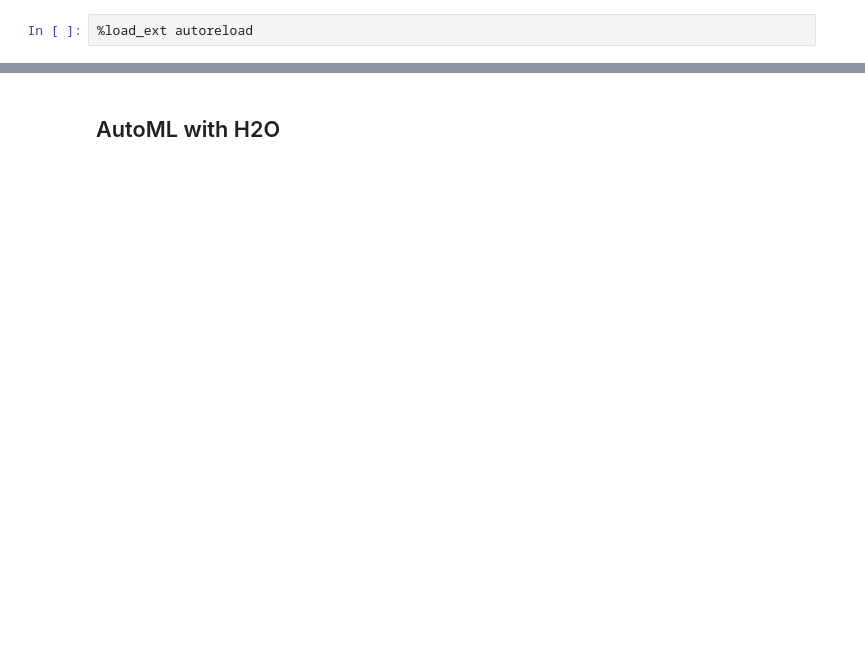
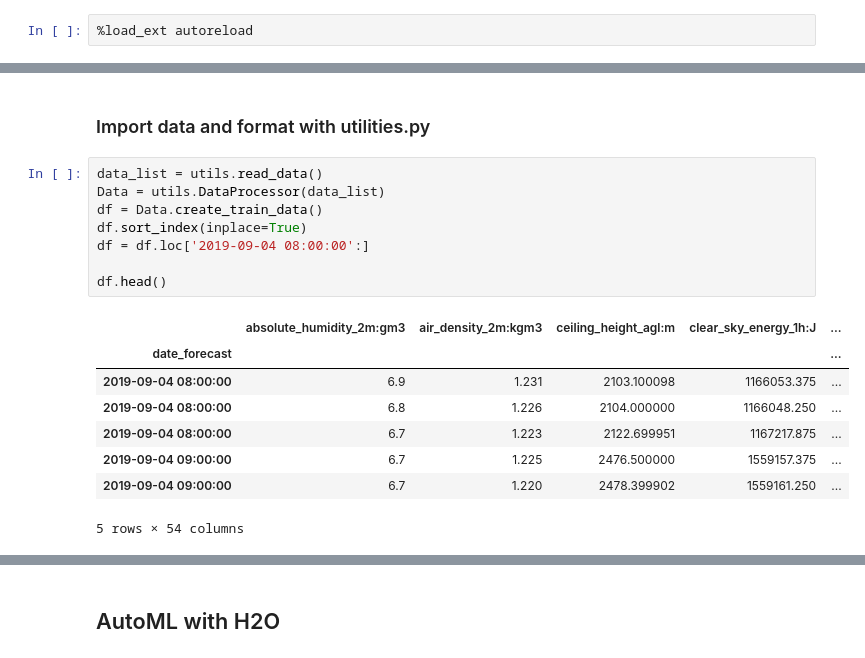
Before and after one commit to stinkyElias/TDT4173-ML, a Jupyter notebook: h2o_autoML.ipynb, the cells around one changed output, grey strips where cells are left out. Drawn from its saved outputs; the diff is of its cells as text; blank space fills up the shorter version.

```diff
--- a/h2o_autoML.ipynb
+++ b/h2o_autoML.ipynb
@@ -121,3 +12,22 @@ DatetimeIndex(['2019-06-02 22:00:00', '2019-06-02 23:00:00',
+# %% [markdown]
+### Import data and format with utilities.py
+# %%
+data_list = utils.read_data()
+Data = utils.DataProcessor(data_list)
+df = Data.create_train_data()
+df.sort_index(inplace=True)
+df = df.loc['2019-09-04 08:00:00':]
+
+df.head()
+# %% [output]
+|  | absolute_humidity_2m:gm3 | air_density_2m:kgm3 | ceiling_height_agl:m | clear_sky_energy_1h:J | ... |
+| date_forecast |  |  |  |  | ... |
+| 2019-09-04 08:00:00 | 6.9 | 1.231 | 2103.100098 | 1166053.375 | ... |
+| 2019-09-04 08:00:00 | 6.8 | 1.226 | 2104.000000 | 1166048.250 | ... |
+| 2019-09-04 08:00:00 | 6.7 | 1.223 | 2122.699951 | 1167217.875 | ... |
+| 2019-09-04 09:00:00 | 6.7 | 1.225 | 2476.500000 | 1559157.375 | ... |
+| 2019-09-04 09:00:00 | 6.7 | 1.220 | 2478.399902 | 1559161.250 | ... |
+5 rows × 54 columns
 # %%
 h2o.init()
 # %% [output]
```
Also changed, not shown: parts of 16 cells of this notebook, 3 other files.
